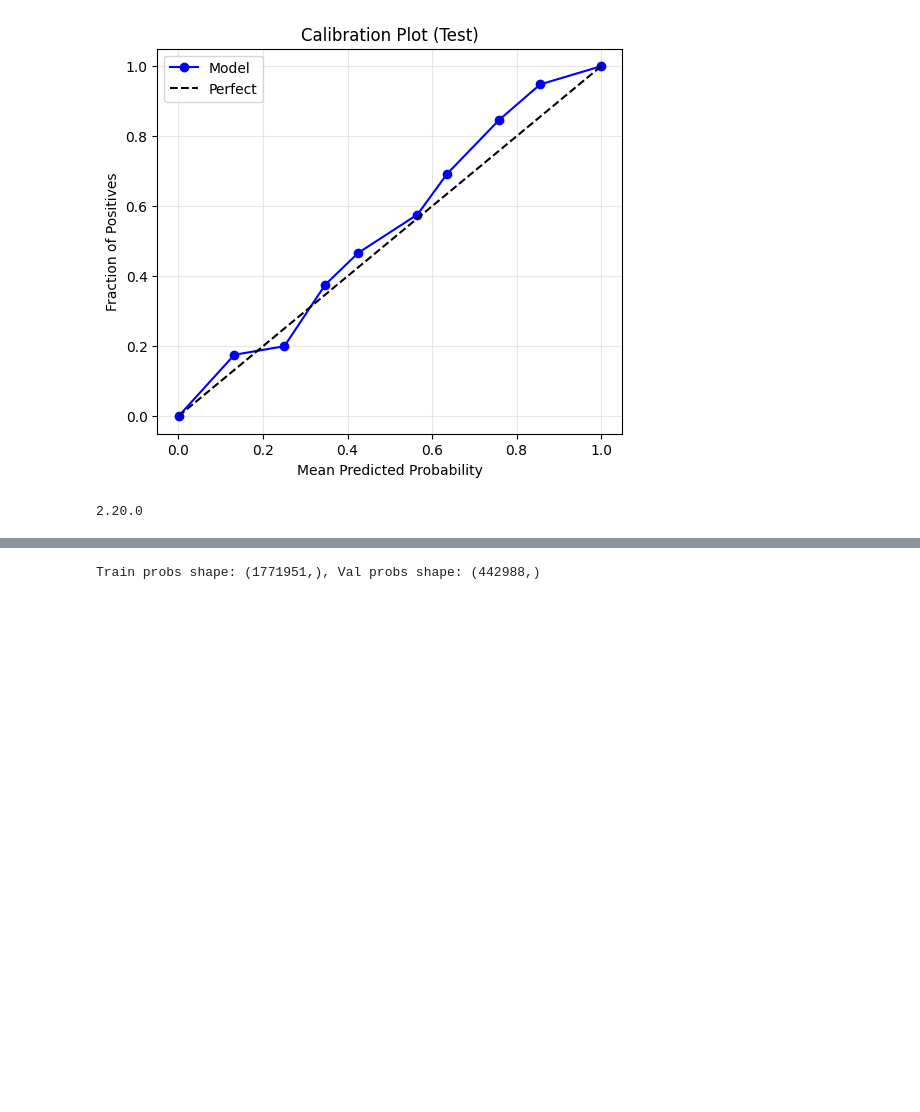
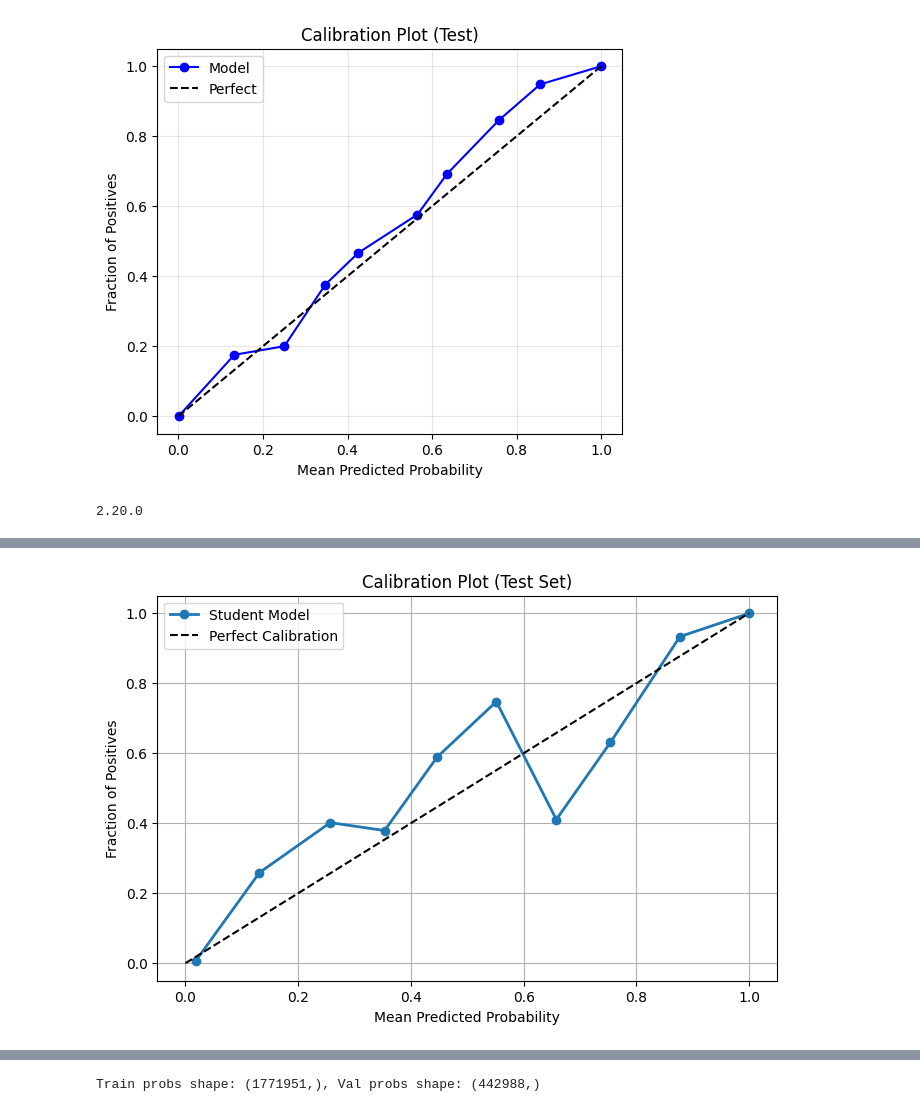
Before and after one commit to bintangpandu14/CICIDS2017---IPSML, a Jupyter notebook: notebooks/04_LightGBM-Snort(TensorFlow).ipynb, the cells around one changed output, grey strips where cells are left out. Cells and saved outputs as stored; diff of their text form; code cells hidden in the pictures; blank space fills up the shorter version.

```diff
--- a/notebooks/04_LightGBM-Snort(TensorFlow).ipynb
+++ b/notebooks/04_LightGBM-Snort(TensorFlow).ipynb
@@ -188,0 +306,14 @@ print(tf.__version__)
+# %%
+# ==============================
+# 7️⃣ Evaluasi + threshold optimal
+# ==============================
+y_student_prob = student.predict(X_test_np, batch_size=2048).squeeze()
+precision, recall, thresholds = precision_recall_curve(y_test_np, y_student_prob)
+f1 = 2*precision*recall/(precision+recall)
+best_thresh = thresholds[np.argmax(f1)]
+print("✅ Threshold optimal (F1-max):", best_thresh)
+
+y_student_pred = (y_student_prob >= best_thresh).astype(int)
+print("ROC-AUC:", roc_auc_score(y_test_np, y_student_prob))
+print(classification_report(y_test_np, y_student_pred, digits=4))
+print(confusion_matrix(y_test_np, y_student_pred))
@@ -188,0 +377,23 @@ print(tf.__version__)
+# %%
+from sklearn.calibration import calibration_curve
+import matplotlib.pyplot as plt
+import numpy as np
+
+# y_test_np : label asli
+# y_student_prob : probabilitas prediksi student (0-1)
+
+# Hitung calibration curve
+prob_true, prob_pred = calibration_curve(y_test_np, y_student_prob, n_bins=10)
+
+plt.figure(figsize=(8, 5))
+plt.plot(prob_pred, prob_true, marker='o', linewidth=2, label="Student Model")
+plt.plot([0, 1], [0, 1], "--", color="black", label="Perfect Calibration")
+
+plt.title("Calibration Plot (Test Set)")
+plt.xlabel("Mean Predicted Probability")
+plt.ylabel("Fraction of Positives")
+plt.grid(True)
+plt.legend()
+plt.show()
+# %% [output]
+[figure, added]
```
Also changed, not shown: parts of 22 cells of this notebook, 11 other files.
